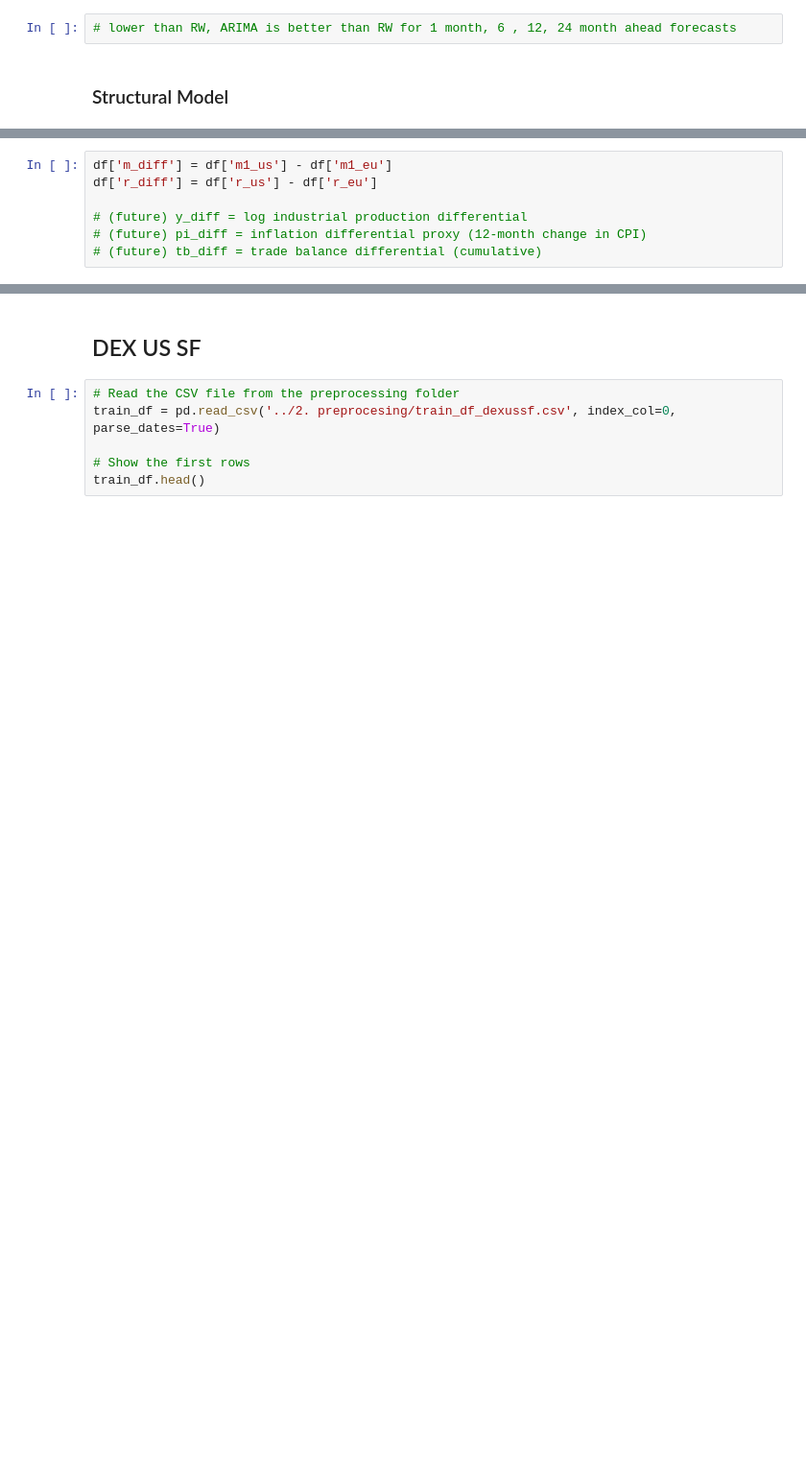
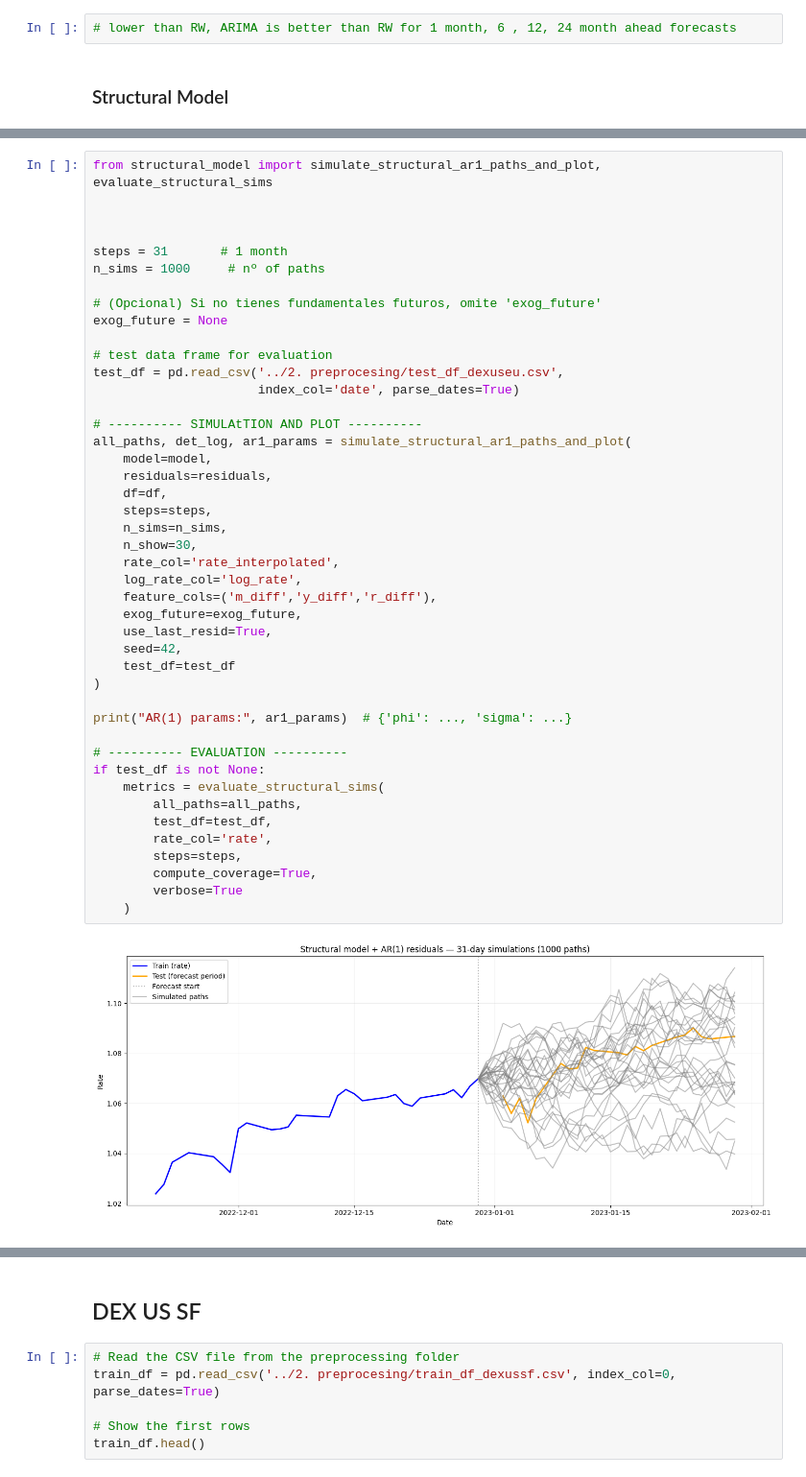
Before and after one commit to kenjihilasak/exchange-rate-forecasting, a Jupyter notebook: 3. modelling/modelling.ipynb, the cells around one changed output, grey strips where cells are left out. Shown at 96% size. Drawn from its saved outputs; the diff is of its cells as text; blank space fills up the shorter version.

Commit message:
structural model with macroeconomics updating

```diff
--- a/3. modelling/modelling.ipynb
+++ b/3. modelling/modelling.ipynb
@@ -528,7 +470,0 @@ df
-# %%
-df['m_diff'] = df['m1_us'] - df['m1_eu']
-df['r_diff'] = df['r_us'] - df['r_eu']
-
-# (future) y_diff = log industrial production differential
-# (future) pi_diff = inflation differential proxy (12-month change in CPI)
-# (future) tb_diff = trade balance differential (cumulative)
@@ -542,0 +697,46 @@ ValueError: zero-size array to reduction operation maximum which has no identity
+# %%
+from structural_model import simulate_structural_ar1_paths_and_plot, evaluate_structural_sims
+
+
+
+steps = 31       # 1 month
+n_sims = 1000     # nº of paths
+
+# (Opcional) Si no tienes fundamentales futuros, omite 'exog_future'
+exog_future = None
+
+# test data frame for evaluation
+test_df = pd.read_csv('../2. preprocesing/test_df_dexuseu.csv',
+                      index_col='date', parse_dates=True)
+
+# ---------- SIMULAtTION AND PLOT ----------
+all_paths, det_log, ar1_params = simulate_structural_ar1_paths_and_plot(
+    model=model,
+    residuals=residuals,
+    df=df,
+    steps=steps,
+    n_sims=n_sims,
+    n_show=30,
+    rate_col='rate_interpolated',
+    log_rate_col='log_rate',
+    feature_cols=('m_diff','y_diff','r_diff'),
+    exog_future=exog_future,
+    use_last_resid=True,
+    seed=42,
+    test_df=test_df
+)
+
+print("AR(1) params:", ar1_params)  # {'phi': ..., 'sigma': ...}
+
+# ---------- EVALUATION ----------
+if test_df is not None:
+    metrics = evaluate_structural_sims(
+        all_paths=all_paths,
+        test_df=test_df,
+        rate_col='rate',
+        steps=steps,
+        compute_coverage=True,
+        verbose=True
+    )
+# %% [output]
+[figure, added]
```
Also changed, not shown: parts of 32 cells of this notebook, 11 other files.
